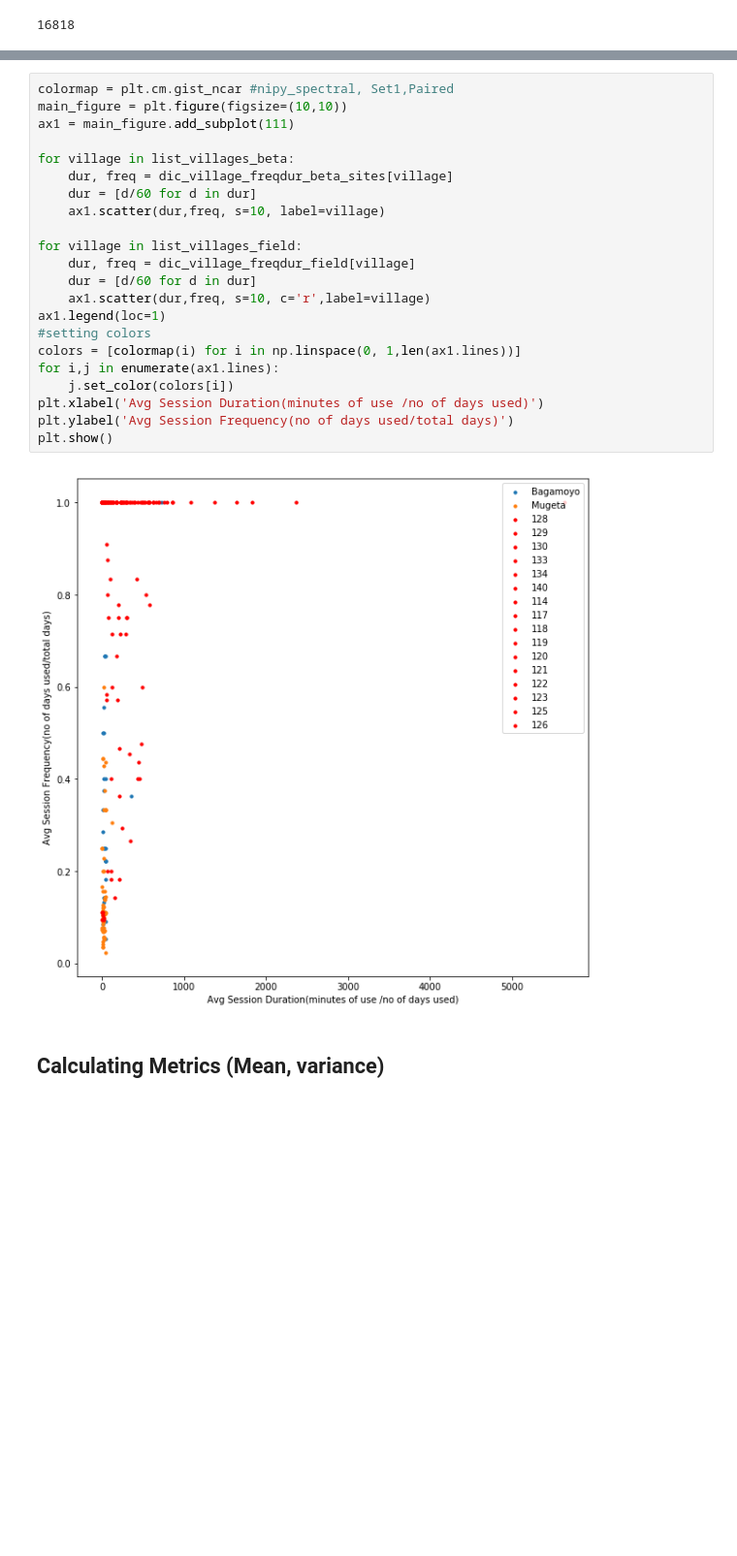
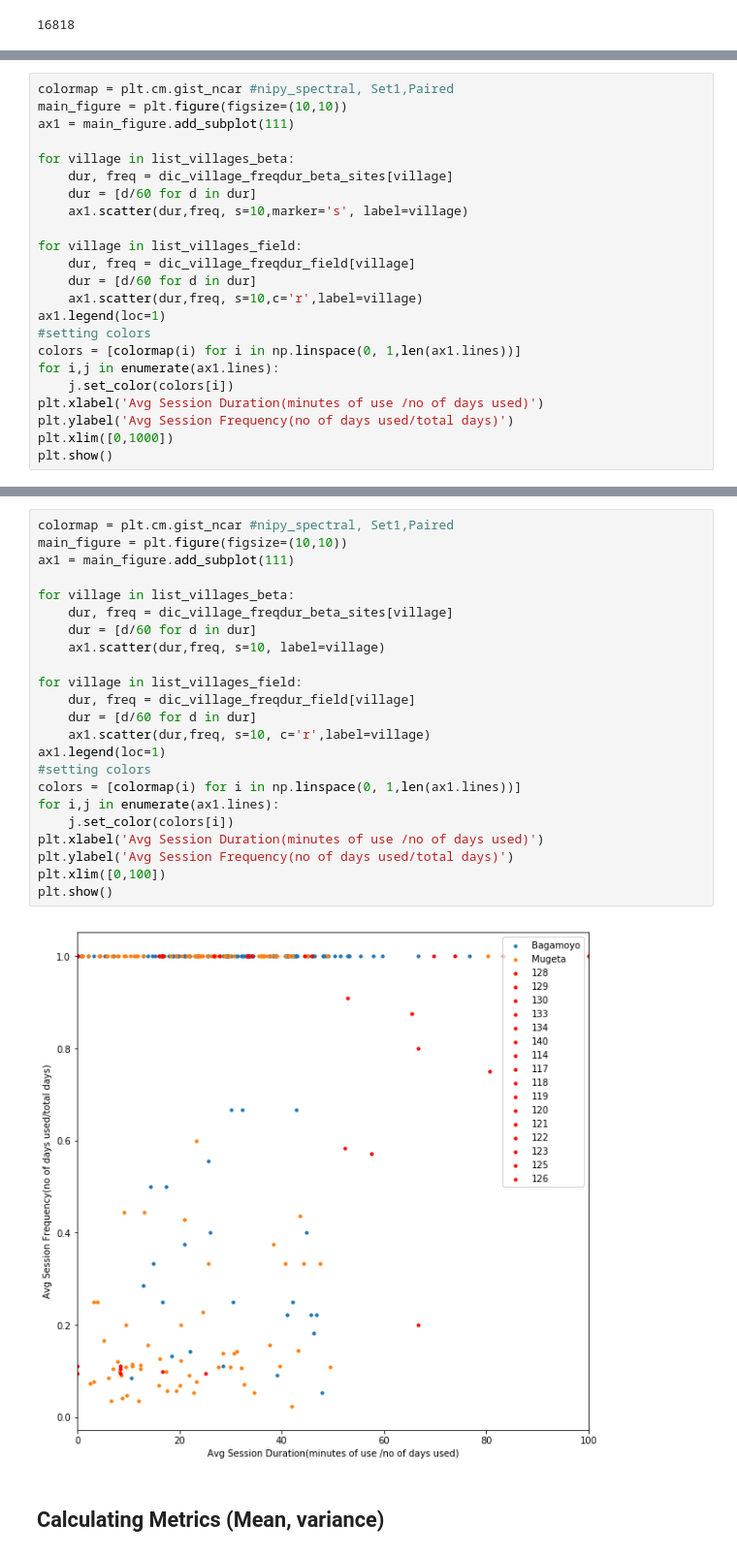
Before and after one commit to amogh112/robotutor_data_analysis, a Jupyter notebook: robotutor_data_analysis.ipynb, the cells around one changed output, grey strips where cells are left out. Shown: that part at 97% size. Drawn from its saved outputs; the diff is of its cells as text; blank space fills up the shorter version.

```diff
--- a/robotutor_data_analysis.ipynb
+++ b/robotutor_data_analysis.ipynb
@@ -388,0 +391,23 @@ np.array([(np.array(e) == 1.0).sum() for e in ([a[1] for a in dic_village_freqdu
+# %%
+colormap = plt.cm.gist_ncar #nipy_spectral, Set1,Paired
+main_figure = plt.figure(figsize=(10,10))
+ax1 = main_figure.add_subplot(111)
+
+for village in list_villages_beta:
+    dur, freq = dic_village_freqdur_beta_sites[village]
+    dur = [d/60 for d in dur]
+    ax1.scatter(dur,freq, s=10,marker='s', label=village)
+
+for village in list_villages_field:
+    dur, freq = dic_village_freqdur_field[village]
+    dur = [d/60 for d in dur]
+    ax1.scatter(dur,freq, s=10,c='r',label=village)
+ax1.legend(loc=1)
+#setting colors
+colors = [colormap(i) for i in np.linspace(0, 1,len(ax1.lines))]
+for i,j in enumerate(ax1.lines):
+    j.set_color(colors[i])
+plt.xlabel('Avg Session Duration(minutes of use /no of days used)')
+plt.ylabel('Avg Session Frequency(no of days used/total days)')
+plt.xlim([0,1000])
+plt.show()
@@ -389,27 +416,28 @@ np.array([(np.array(e) == 1.0).sum() for e in ([a[1] for a in dic_village_freqdu
 # %%
 colormap = plt.cm.gist_ncar #nipy_spectral, Set1,Paired
 main_figure = plt.figure(figsize=(10,10))
 ax1 = main_figure.add_subplot(111)
 
 for village in list_villages_beta:
     dur, freq = dic_village_freqdur_beta_sites[village]
     dur = [d/60 for d in dur]
     ax1.scatter(dur,freq, s=10, label=village)
 
 for village in list_villages_field:
     dur, freq = dic_village_freqdur_field[village]
     dur = [d/60 for d in dur]
     ax1.scatter(dur,freq, s=10, c='r',label=village)
 ax1.legend(loc=1)
 #setting colors
 colors = [colormap(i) for i in np.linspace(0, 1,len(ax1.lines))]
 for i,j in enumerate(ax1.lines):
     j.set_color(colors[i])
 plt.xlabel('Avg Session Duration(minutes of use /no of days used)')
 plt.ylabel('Avg Session Frequency(no of days used/total days)')
+plt.xlim([0,100])
 plt.show()
 # %% [output]
-[figure, old version]
+[figure, new version]
 # %% [markdown]
 ## Calculating Metrics (Mean, variance)
 # %%
```
Also changed, not shown: parts of 3 cells of this notebook.
